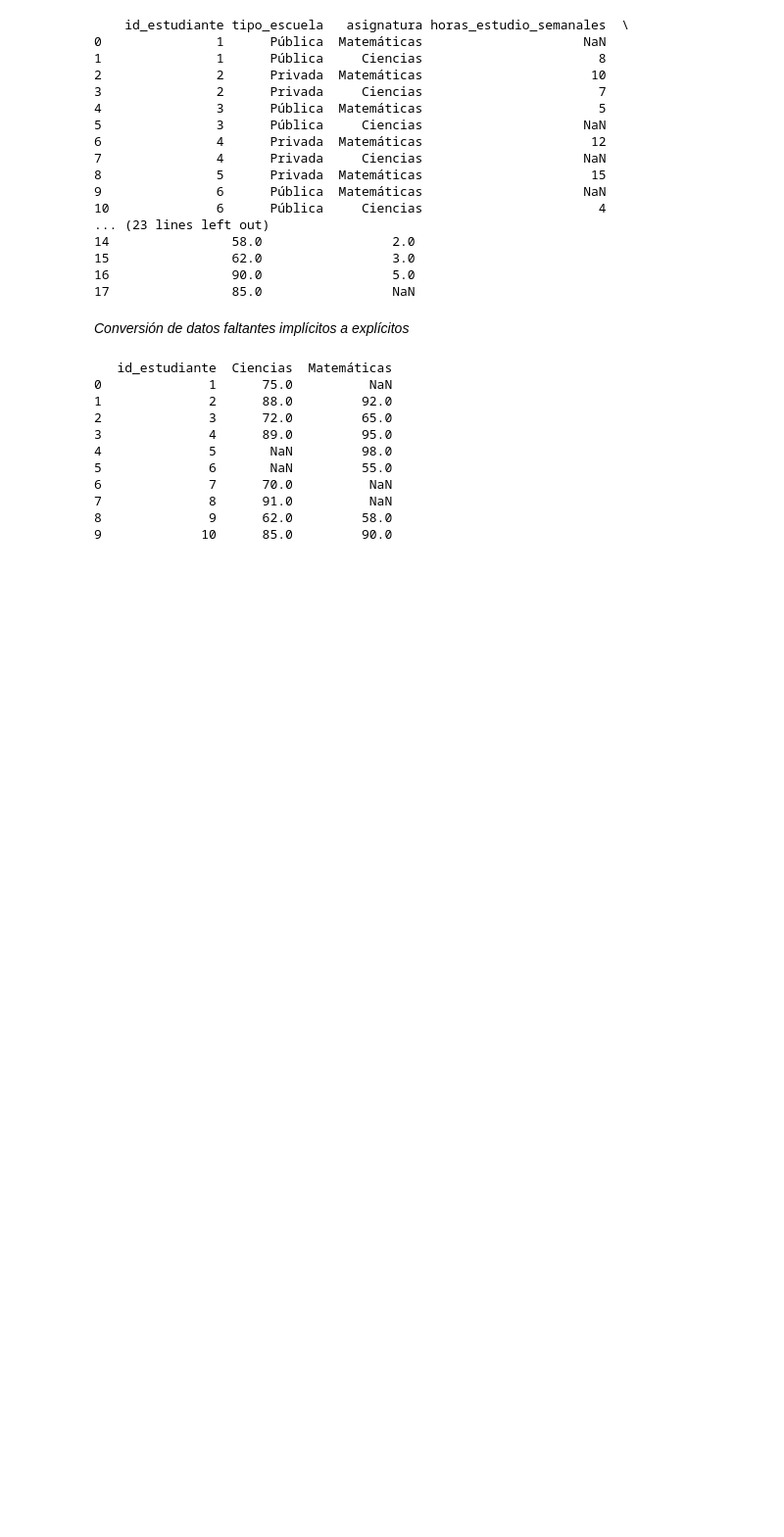
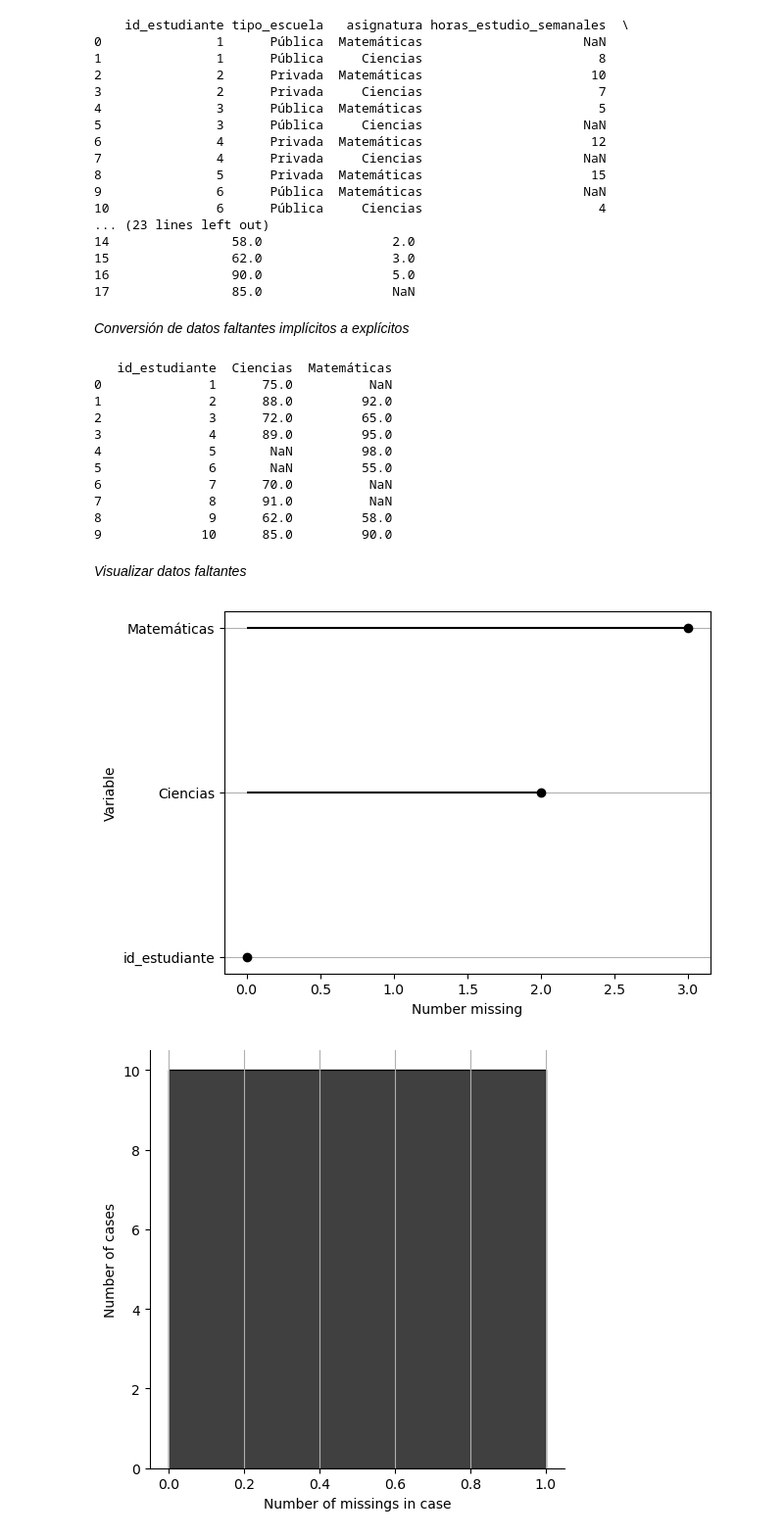
Before and after one commit to fcisnerosr/datos_faltantes, a Jupyter notebook: curso-datos-faltantes-main/mio/003_mecanismo_datos_faltantes/003_mecanismo_datos_faltantes.ipynb, the cells around one changed output. Shown at 98% size. Saved outputs shown, nothing was run; the diff lists cells and outputs as text; code cells hidden in the pictures; blank space fills up the shorter version.

Commit message:
verificacion de MCAR en mi conjunto de datos

```diff
--- a/curso-datos-faltantes-main/mio/003_mecanismo_datos_faltantes/003_mecanismo_datos_faltantes.ipynb
+++ b/curso-datos-faltantes-main/mio/003_mecanismo_datos_faltantes/003_mecanismo_datos_faltantes.ipynb
@@ -58,3 +59,10 @@ print(df_wide)
 7              8      91.0          NaN
 8              9      62.0         58.0
 9             10      85.0         90.0
+# %% [markdown]
+_Visualizar datos faltantes_
+# %%
+df_wide.missing.missing_variable_plot()
+# %% [output]
+[figure, added]
+[figure, added]
```
Also changed, not shown: parts of 5 cells of this notebook.
